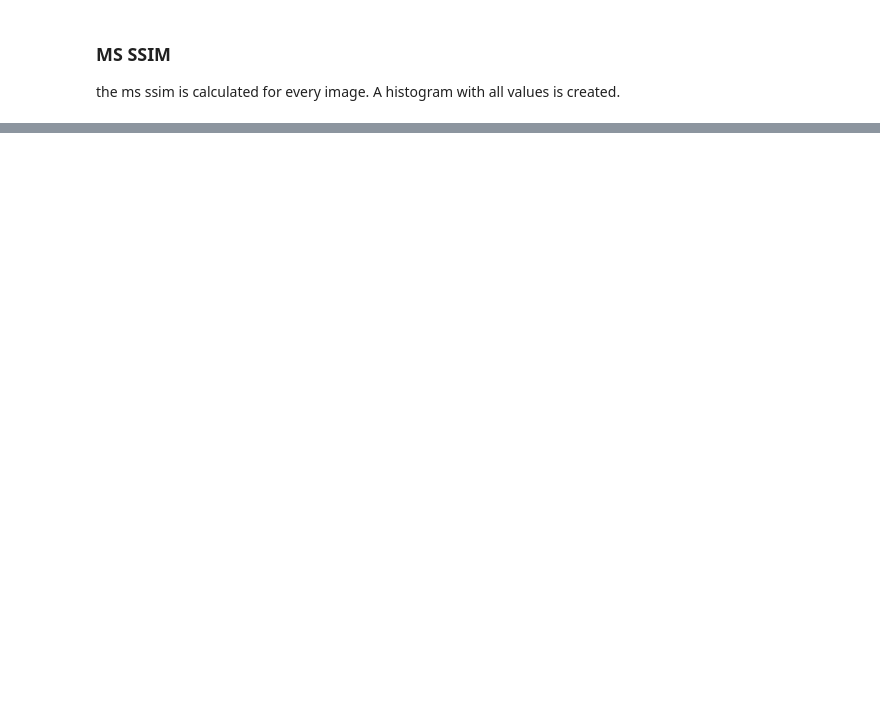
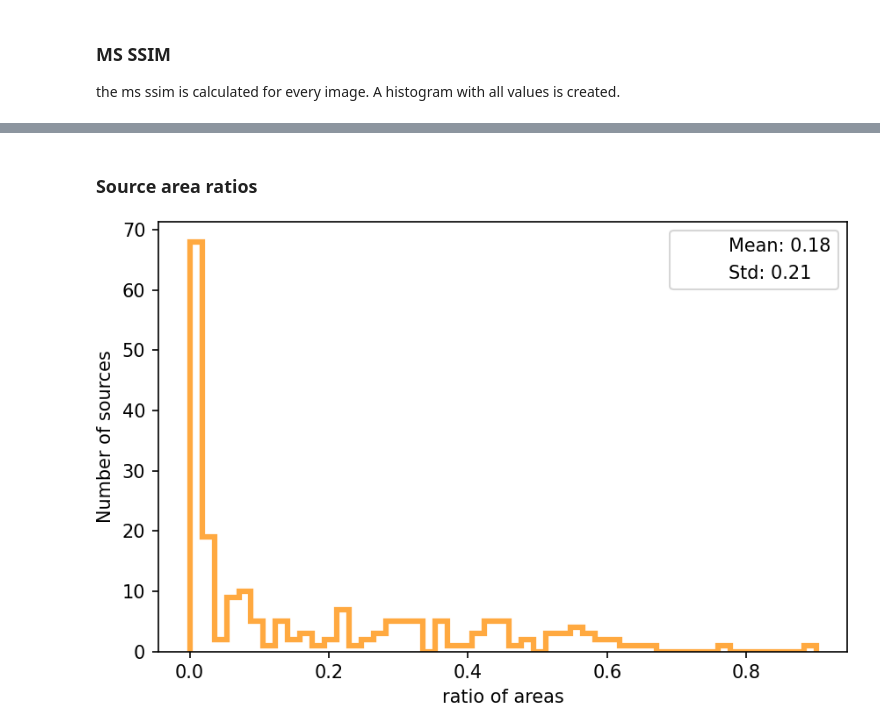
Before and after one commit to radionets-project/radionets, a Jupyter notebook: examples/03_model_evaluation.ipynb, the cells around one changed output, grey strips where cells are left out. Drawn from its saved outputs; the diff is of its cells as text; code cells hidden in the pictures; blank space fills up the shorter version.

Commit message:
Updated Evaluation

```diff
--- a/examples/03_model_evaluation.ipynb
+++ b/examples/03_model_evaluation.ipynb
@@ -159,0 +160,6 @@ Image(data="./build/example_model/evaluation/ms_ssim.png", width=800, height=500
+# %% [markdown]
+### Source area ratios
+# %%
+Image(data="./build/example_model/evaluation/hist_area.png", width=800, height=500)
+# %% [output]
+[figure, added]
```
Also changed, not shown: parts of 7 cells of this notebook.
